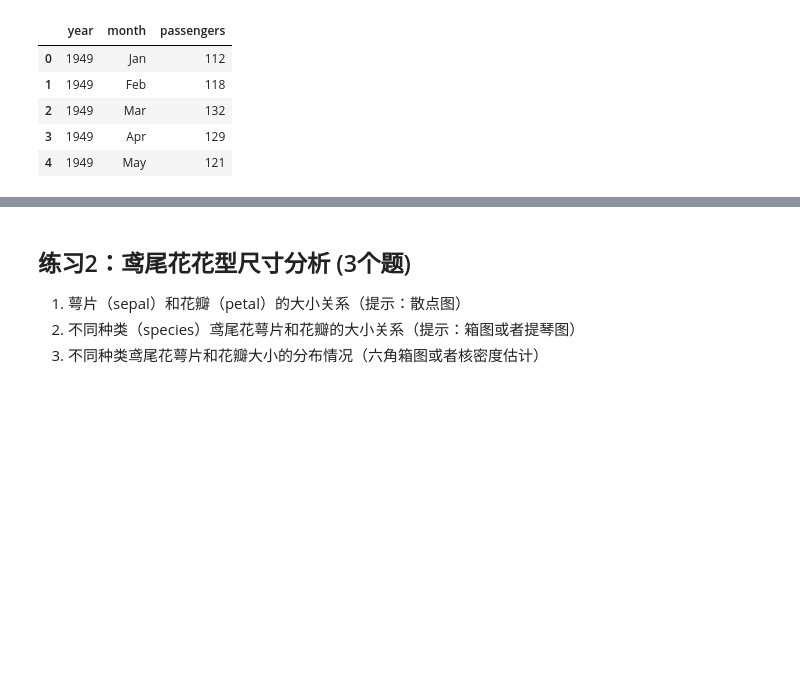
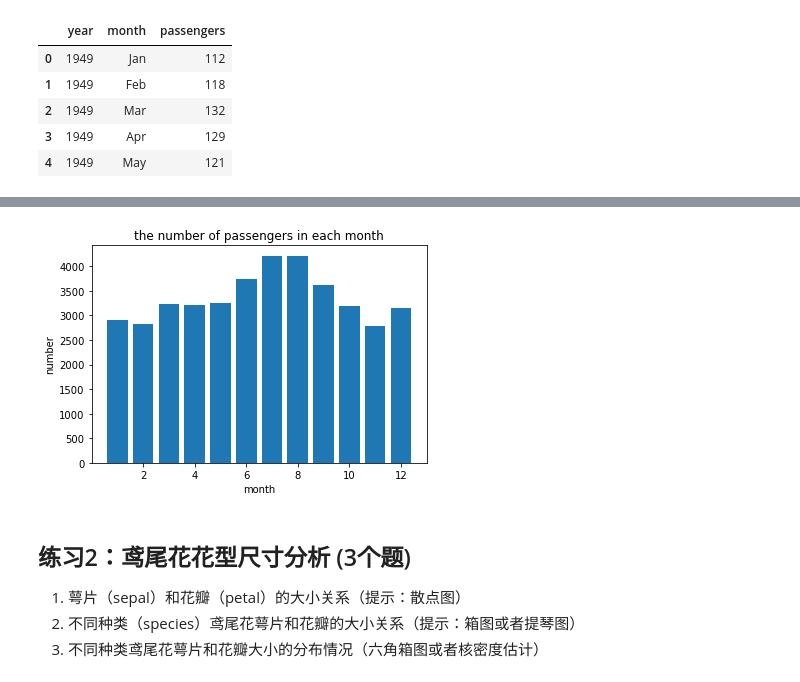
Before and after one commit to iphysresearch/GWData-Bootcamp, a Jupyter notebook: 2023/python/homework-matplotlib_seaborn.ipynb, the cells around one changed output, grey strips where cells are left out. Saved outputs shown, nothing was run; the diff lists cells and outputs as text; code cells hidden in the pictures; blank space fills up the shorter version.

```diff
--- a/2023/python/homework-matplotlib_seaborn.ipynb
+++ b/2023/python/homework-matplotlib_seaborn.ipynb
@@ -24,0 +41,10 @@ data.head()
+# %%
+month_mapping = {
+    'Jan': 1, 'Feb': 2, 'Mar': 3, 'Apr': 4,
+    'May': 5, 'Jun': 6, 'Jul': 7, 'Aug': 8,
+    'Sep': 9, 'Oct': 10, 'Nov': 11, 'Dec': 12
+}
+data['month'] = data['month'].map(month_mapping)#创建一个字典，通过map()函数将月份的英文缩写转换为数字
+data.head()
+sum_month= data.groupby('month')['passengers'].sum().reset_index() #按月份对passengers求和
+sum_month.head()
@@ -25,3 +58,11 @@ data.head()
+# %%
+plt.bar(sum_month['month'],sum_month['passengers'])
+plt.xlabel('month')
+plt.ylabel('number')
+plt.title('the number of passengers in each month')
+plt.show()
+# %% [output]
+[figure, added]
 # %% [markdown]
 ## 练习2：鸢尾花花型尺寸分析 (3个题)
 
```
Also changed, not shown: parts of 13 cells of this notebook.
